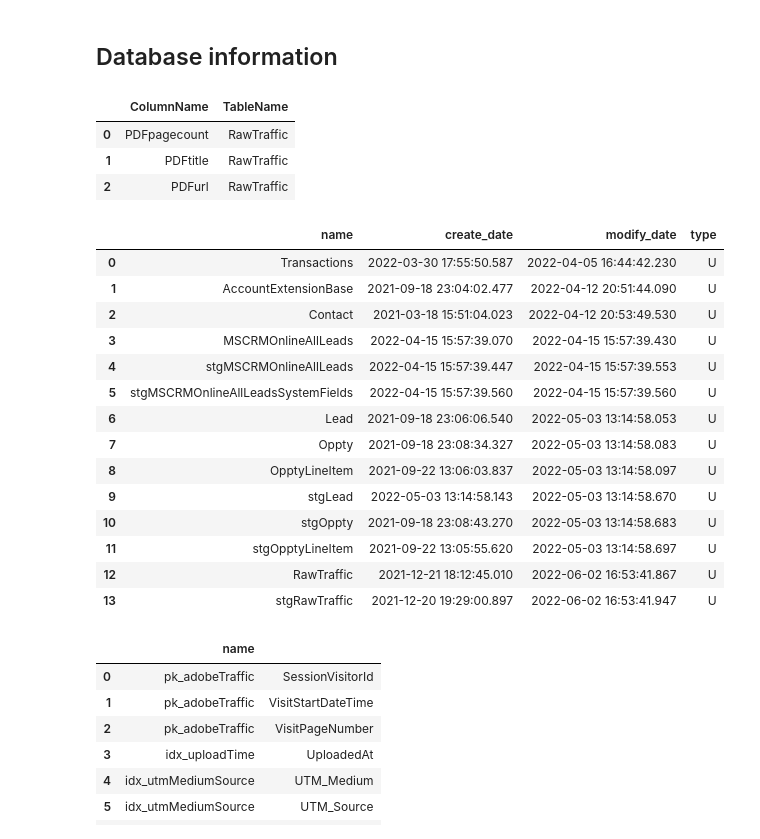
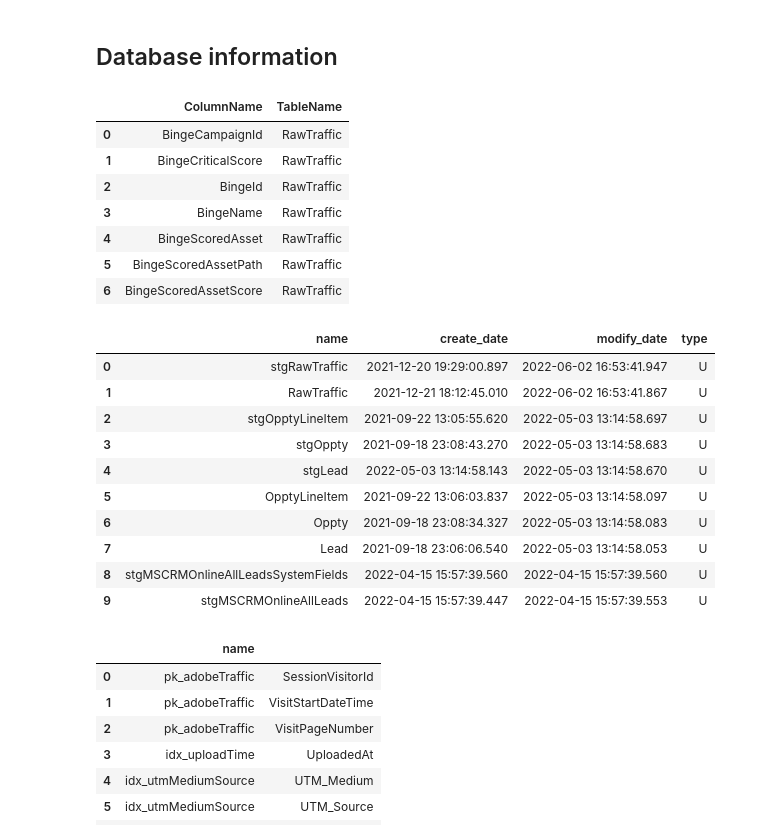
Before and after one commit to wyang-pisrc/ra-mdp, a Jupyter notebook: db/analytics_db.ipynb, the cells around one changed output. Drawn from its saved outputs; the diff is of its cells as text; code cells hidden in the pictures.

```diff
--- a/db/analytics_db.ipynb
+++ b/db/analytics_db.ipynb
@@ -33,7 +33,7 @@ Microsoft SQL Azure (RTM) - 12.0.2000.8
 ## Database information
 # %%
 # Search for database column
-column_name = "pdf"
+column_name = "binge"
 query_db(
     """
     SELECT
@@ -51,39 +51,38 @@ query_db(
 )
 # %% [output]
 |  | ColumnName | TableName |
-| 0 | PDFpagecount | RawTraffic |
-| 1 | PDFtitle | RawTraffic |
-| 2 | PDFurl | RawTraffic |
+| 0 | BingeCampaignId | RawTraffic |
+| 1 | BingeCriticalScore | RawTraffic |
+| 2 | BingeId | RawTraffic |
+| 3 | BingeName | RawTraffic |
+| 4 | BingeScoredAsset | RawTraffic |
+| 5 | BingeScoredAssetPath | RawTraffic |
+| 6 | BingeScoredAssetScore | RawTraffic |
 # %%
-# newly modified tables
+# Most recently modified tables
 query_db(
     """
-    SELECT
+    SELECT TOP 10
         name,
         create_date,
         modify_date,
         type
     FROM sys.tables
-    WHERE modify_date > '2022-04-01'
-    ORDER BY modify_date
+    ORDER BY modify_date DESC
     """
 )
 # %% [output]
 |  | name | create_date | modify_date | type |
-| 0 | Transactions | 2022-03-30 17:55:50.587 | 2022-04-05 16:44:42.230 | U |
-| 1 | AccountExtensionBase | 2021-09-18 23:04:02.477 | 2022-04-12 20:51:44.090 | U |
-| 2 | Contact | 2021-03-18 15:51:04.023 | 2022-04-12 20:53:49.530 | U |
-| 3 | MSCRMOnlineAllLeads | 2022-04-15 15:57:39.070 | 2022-04-15 15:57:39.430 | U |
-| 4 | stgMSCRMOnlineAllLeads | 2022-04-15 15:57:39.447 | 2022-04-15 15:57:39.553 | U |
-| 5 | stgMSCRMOnlineAllLeadsSystemFields | 2022-04-15 15:57:39.560 | 2022-04-15 15:57:39.560 | U |
-| 6 | Lead | 2021-09-18 23:06:06.540 | 2022-05-03 13:14:58.053 | U |
-| 7 | Oppty | 2021-09-18 23:08:34.327 | 2022-05-03 13:14:58.083 | U |
-| 8 | OpptyLineItem | 2021-09-22 13:06:03.837 | 2022-05-03 13:14:58.097 | U |
-| 9 | stgLead | 2022-05-03 13:14:58.143 | 2022-05-03 13:14:58.670 | U |
-| 10 | stgOppty | 2021-09-18 23:08:43.270 | 2022-05-03 13:14:58.683 | U |
-| 11 | stgOpptyLineItem | 2021-09-22 13:05:55.620 | 2022-05-03 13:14:58.697 | U |
-| 12 | RawTraffic | 2021-12-21 18:12:45.010 | 2022-06-02 16:53:41.867 | U |
-| 13 | stgRawTraffic | 2021-12-20 19:29:00.897 | 2022-06-02 16:53:41.947 | U |
+| 0 | stgRawTraffic | 2021-12-20 19:29:00.897 | 2022-06-02 16:53:41.947 | U |
+| 1 | RawTraffic | 2021-12-21 18:12:45.010 | 2022-06-02 16:53:41.867 | U |
+| 2 | stgOpptyLineItem | 2021-09-22 13:05:55.620 | 2022-05-03 13:14:58.697 | U |
+| 3 | stgOppty | 2021-09-18 23:08:43.270 | 2022-05-03 13:14:58.683 | U |
+| 4 | stgLead | 2022-05-03 13:14:58.143 | 2022-05-03 13:14:58.670 | U |
+| 5 | OpptyLineItem | 2021-09-22 13:06:03.837 | 2022-05-03 13:14:58.097 | U |
+| 6 | Oppty | 2021-09-18 23:08:34.327 | 2022-05-03 13:14:58.083 | U |
+| 7 | Lead | 2021-09-18 23:06:06.540 | 2022-05-03 13:14:58.053 | U |
+| 8 | stgMSCRMOnlineAllLeadsSystemFields | 2022-04-15 15:57:39.560 | 2022-04-15 15:57:39.560 | U |
+| 9 | stgMSCRMOnlineAllLeads | 2022-04-15 15:57:39.447 | 2022-04-15 15:57:39.553 | U |
 # %%
 # Table indices
 table_name = 'Staging.aem.RawTraffic'
```
Also changed, not shown: parts of 20 cells of this notebook, 1 other file.
